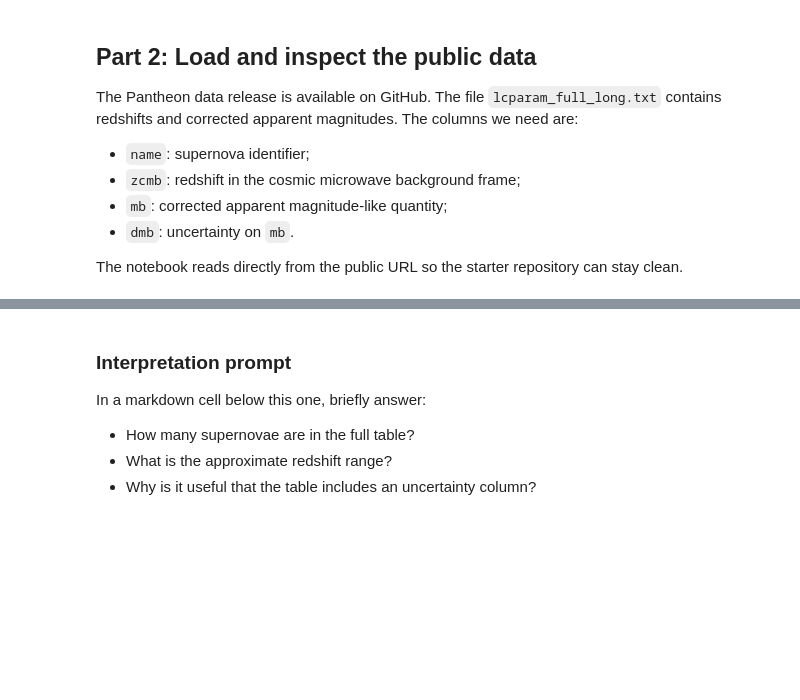
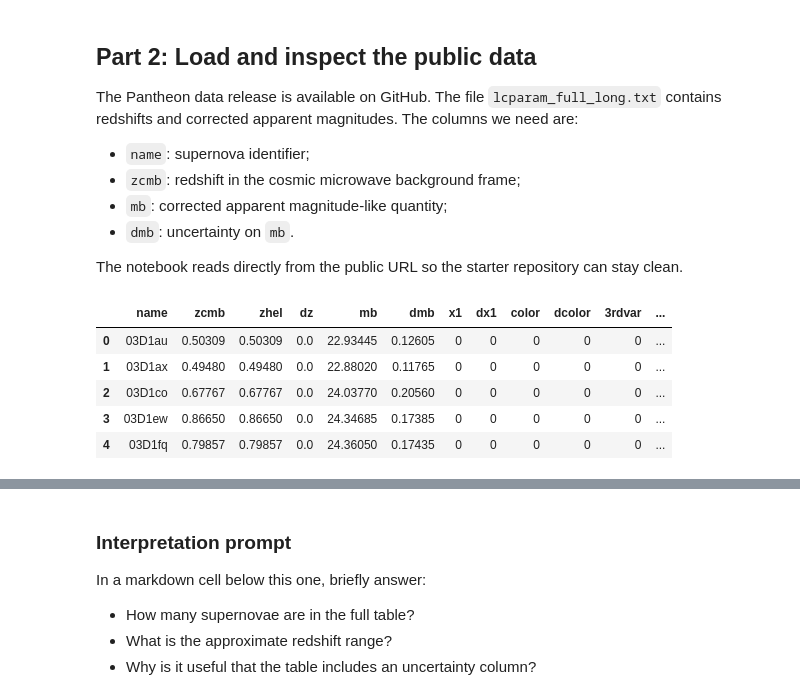
Before and after one commit to Mohommed729/mohommed_assignment_2, a Jupyter notebook: notebooks/assignment2_supernova_hubble_diagram.ipynb, the cells around one changed output, grey strips where cells are left out. Saved outputs shown, nothing was run; the diff lists cells and outputs as text; code cells hidden in the pictures; blank space fills up the shorter version.

```diff
--- a/notebooks/assignment2_supernova_hubble_diagram.ipynb
+++ b/notebooks/assignment2_supernova_hubble_diagram.ipynb
@@ -115,28 +122,35 @@ The notebook reads directly from the public URL so the starter repository can st
 # %%
 PANTHEON_URL = "https://raw.githubusercontent.com/dscolnic/Pantheon/master/lcparam_full_long.txt"
 PANTHEON_COLUMNS = [
     "name", "zcmb", "zhel", "dz", "mb", "dmb", "x1", "dx1", "color",
     "dcolor", "3rdvar", "d3rdvar", "cov_m_s", "cov_m_c", "cov_s_c",
     "set", "ra", "dec",
 ]
 
 # TODO: Read the public Pantheon table into a DataFrame named raw_supernovae.
 #
 # Complete instructions:
 # 1. Use pandas.read_csv.
 # 2. Use PANTHEON_URL as the input path.
 # 3. The file is whitespace-separated, so pass sep=r"\s+".
 # 4. The first line is a header line from the data release. For this file,
 #    use skiprows=1 and names=PANTHEON_COLUMNS. The header includes one
 #    extra trailing label, so assigning the actual 18 data columns explicitly
 #    is the safest option.
 # 5. Display the first few rows with .head().
 #
 # Course reference: Lecture 3 used pandas.read_csv for tabular data.
 # Documentation: https://pandas.pydata.org/docs/reference/api/pandas.read_csv.html
-raw_supernovae = ...
+raw_supernovae = pd.read_csv(PANTHEON_URL, sep = r"\s+", skiprows = 1, names= PANTHEON_COLUMNS)
 
 raw_supernovae.head()
+# %% [output]
+|  | name | zcmb | zhel | dz | mb | dmb | x1 | dx1 | color | dcolor | 3rdvar | ... |
+| 0 | 03D1au | 0.50309 | 0.50309 | 0.0 | 22.93445 | 0.12605 | 0 | 0 | 0 | 0 | 0 | ... |
+| 1 | 03D1ax | 0.49480 | 0.49480 | 0.0 | 22.88020 | 0.11765 | 0 | 0 | 0 | 0 | 0 | ... |
+| 2 | 03D1co | 0.67767 | 0.67767 | 0.0 | 24.03770 | 0.20560 | 0 | 0 | 0 | 0 | 0 | ... |
+| 3 | 03D1ew | 0.86650 | 0.86650 | 0.0 | 24.34685 | 0.17385 | 0 | 0 | 0 | 0 | 0 | ... |
+| 4 | 03D1fq | 0.79857 | 0.79857 | 0.0 | 24.36050 | 0.17435 | 0 | 0 | 0 | 0 | 0 | ... |
 # %%
 # TODO: Inspect the loaded table.
 #
```
Also changed, not shown: parts of 19 cells of this notebook, 2 other files.
